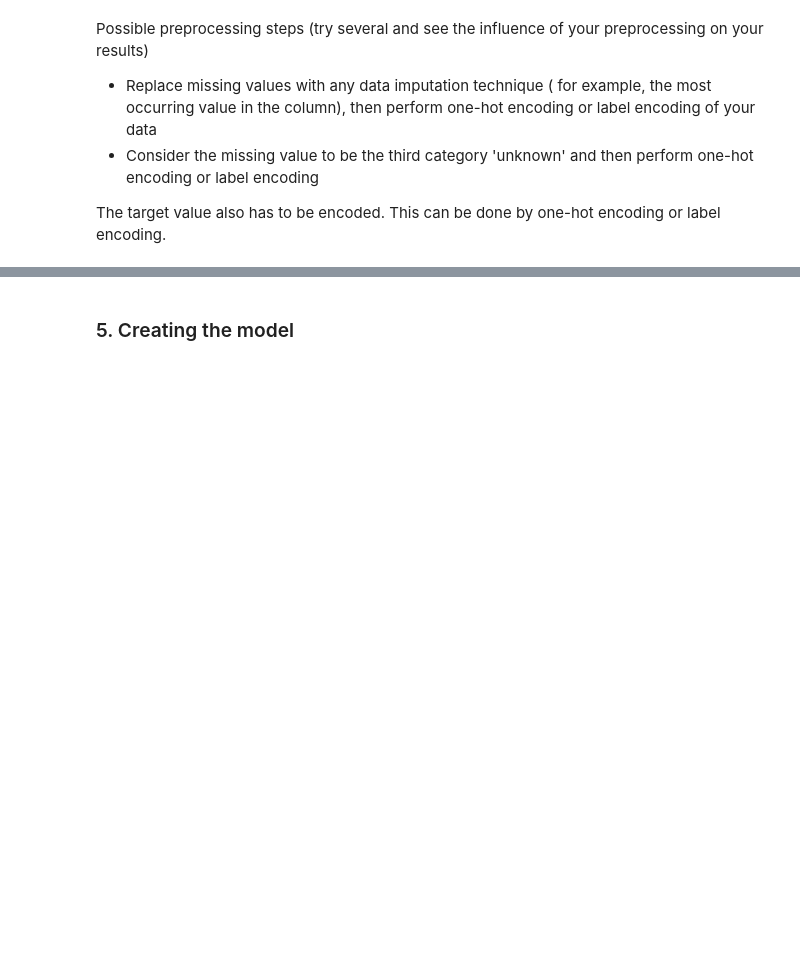
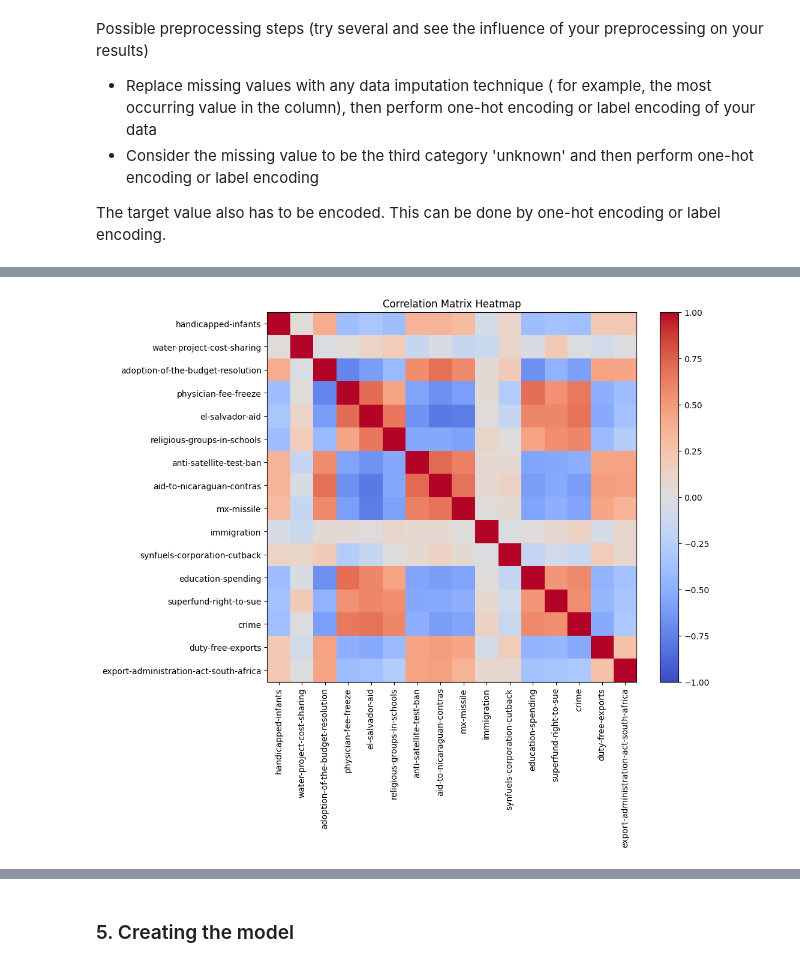
Before and after one commit to j-sikula/MPA-MLF, a Jupyter notebook: cv5_NN_Introduction/Lab_05_task.ipynb, the cells around one changed output, grey strips where cells are left out. Saved outputs shown, nothing was run; the diff lists cells and outputs as text; code cells hidden in the pictures; blank space fills up the shorter version.

```diff
--- a/cv5_NN_Introduction/Lab_05_task.ipynb
+++ b/cv5_NN_Introduction/Lab_05_task.ipynb
@@ -191,7 +215,7 @@ import matplotlib.pyplot as plt
 # %% [markdown]
 **First mount your google drive to google colab file.**
 # %%
-path_to_dataset = 'drive/MyDrive/MPA-MLF/EX_5/voting_complete.csv' # change the PATH
+path_to_dataset = 'voting_complete.csv' # file in the same directory as this notebook
 pd_dataset = pd.read_csv(path_to_dataset)
 # %%
 pd_dataset
@@ -263,0 +272,13 @@ x_train
+# %%
+x_train
+
+print('It is classification problem: {}'.format(y_train.nunique() == 2))
+print('Number of samples: {}'.format(x_train.shape[0]))
+print('Number of features: {}'.format(x_train.shape[1]+1))
+print('Number of classes: {}'.format(len(y_train.unique())))
+print('Data types: {}'.format(x_train.dtypes))
+# find '?' in the dataset and replace it with np.nan
+x_train = x_train.replace('?', np.nan)
+num_of_nan = x_train.isna().sum().sum()
+print('Number of missing values: {}'.format(num_of_nan))
+print('labels: {}'.format(y_train.value_counts().to_dict()))
@@ -277,0 +329,21 @@ The target value also has to be encoded. This can be done by one-hot encoding or
+# %%
+#WRITE YOUR CODE HERE
+# compute correlation matrix and plot it as a heatmap
+
+# replace str with 0 and 1 for correlation matrix computation
+x_train = x_train.replace({'y': 1, 'n': 0})
+# replace np.nan with most frequent value for each column
+for column in x_train.columns:
+    most_frequent_value = x_train[column].mode()[0]
+    x_train[column] = x_train[column].fillna(most_frequent_value)
+cor_matrix = x_train.corr()
+
+plt.figure(figsize=(10, 8))
+plt.imshow(cor_matrix, cmap='coolwarm', vmin=-1, vmax=1)
+plt.colorbar()
+plt.xticks(range(len(x_train.columns)), x_train.columns, rotation=90)
+plt.yticks(range(len(x_train.columns)), x_train.columns)
+plt.title('Correlation Matrix Heatmap')
+plt.show()
+# %% [output]
+[figure, added]
```
Also changed, not shown: parts of 27 cells of this notebook, 1 other file.
